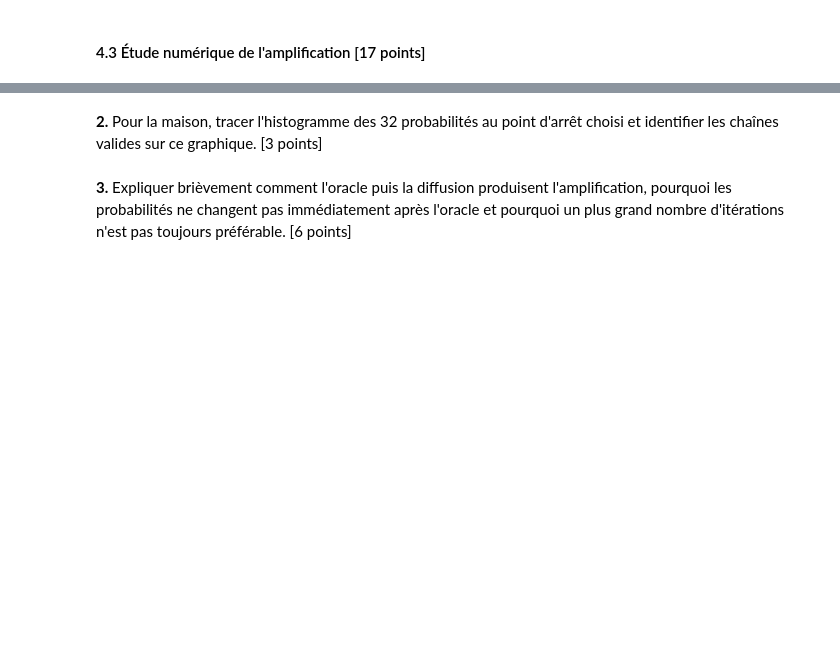
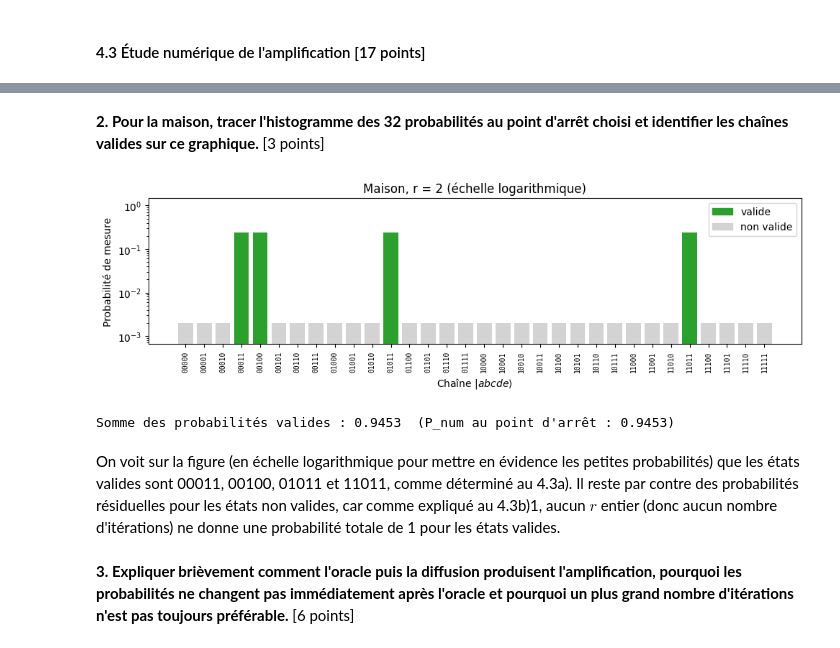
Before and after one commit to cornelia-3/TechEx, a Jupyter notebook: PHS3104_devoir_03_grover-coloriage.ipynb, the cells around one changed output, grey strips where cells are left out. Drawn from its saved outputs; the diff is of its cells as text; code cells hidden in the pictures; blank space fills up the shorter version.

```diff
--- a/PHS3104_devoir_03_grover-coloriage.ipynb
+++ b/PHS3104_devoir_03_grover-coloriage.ipynb
@@ -342,4 +450,42 @@ Erreur : 6.345765609839286e-16
 # %% [markdown]
-**2.** Pour la maison, tracer l'histogramme des 32 probabilités au point d'arrêt choisi et identifier les chaînes valides sur ce graphique. [3 points]
+**2. Pour la maison, tracer l'histogramme des 32 probabilités au point d'arrêt choisi et identifier les chaînes valides sur ce graphique.** [3 points]
+# %%
+nom = "Maison"
+graphe = MAISON
+n = len(graphe["couleurs"])
+N = 2 ** n
+P_num, P_th, r_stop = resultats[nom]
+zero = basis([2] * n, [0] * n)
+
+valides = [x for x in range(N) if coloriage_valide(bits_de(x, n), graphe)]
+psi = circuit(graphe, r_stop) * zero
+probs = np.abs(psi.full().ravel()) ** 2
+
+etiquettes = [format(x, f"0{n}b") for x in range(N)]
+couleurs_barres = ["tab:green" if x in valides else "lightgray" for x in range(N)]
+
+fig, ax = plt.subplots(figsize=(10, 3.2))
+ax.bar(range(N), probs, color=couleurs_barres)
+ax.set_yscale("log")
+ax.set_ylim(bottom=max(probs.min() / 3, 1e-6), top=1.5)
+ax.set_xticks(range(N))
+ax.set_xticklabels(etiquettes, rotation=90, fontsize=7, family="monospace")
+ax.set_xlabel(r"Chaîne $|abcde\rangle$")
+ax.set_ylabel("Probabilité de mesure")
+ax.set_title(f"Maison, r = {r_stop} (échelle logarithmique)")
+
+from matplotlib.patches import Patch
+ax.legend(handles=[Patch(color="tab:green", label="valide"),
+                   Patch(color="lightgray", label="non valide")])
+plt.tight_layout()
+plt.show()
+
+print(f"Somme des probabilités valides : {probs[valides].sum():.4f}  "
+      f"(P_num au point d'arrêt : {P_num[r_stop]:.4f})")
+# %% [output]
+[figure, added]
+Somme des probabilités valides : 0.9453  (P_num au point d'arrêt : 0.9453)
+# %% [markdown]
+On voit sur la figure (en échelle logarithmique pour mettre en évidence les petites probabilités) que les états valides sont 00011, 00100, 01011 et 11011, comme déterminé au 4.3a). Il reste par contre des probabilités résiduelles pour les états non valides, car comme expliqué au 4.3b)1, aucun $r$ entier (donc aucun nombre d'itérations) ne donne une probabilité totale de 1 pour les états valides.
 # %% [markdown]
-**3.** Expliquer brièvement comment l'oracle puis la diffusion produisent l'amplification, pourquoi les probabilités ne changent pas immédiatement après l'oracle et pourquoi un plus grand nombre d'itérations n'est pas toujours préférable. [6 points]
+**3. Expliquer brièvement comment l'oracle puis la diffusion produisent l'amplification, pourquoi les probabilités ne changent pas immédiatement après l'oracle et pourquoi un plus grand nombre d'itérations n'est pas toujours préférable.** [6 points]
```
Also changed, not shown: parts of 21 cells of this notebook.
